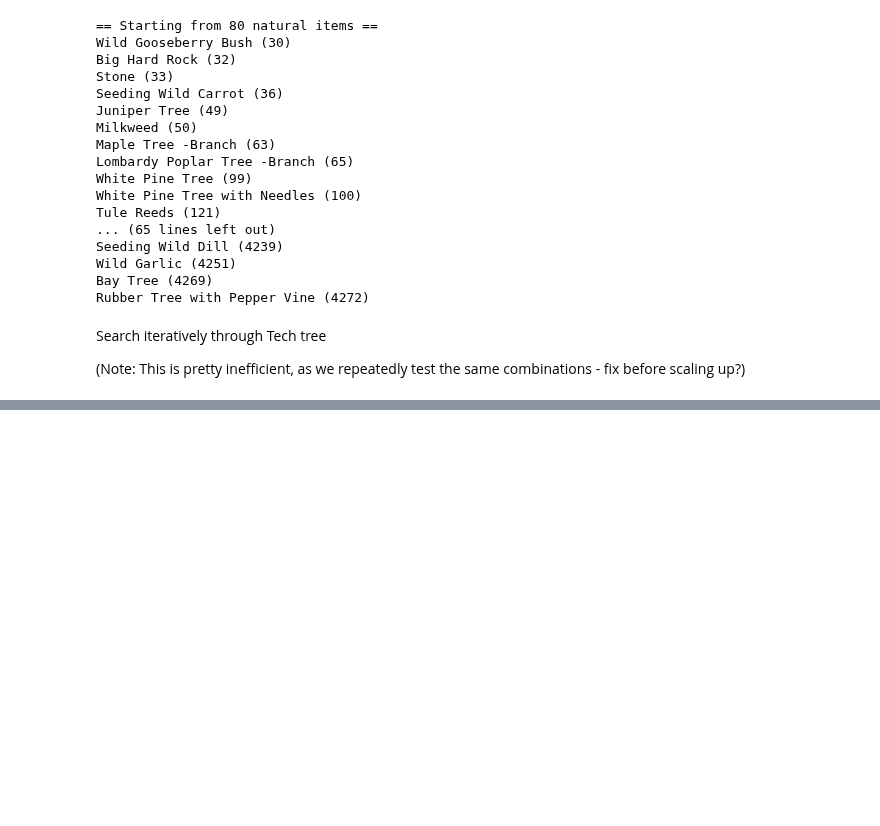
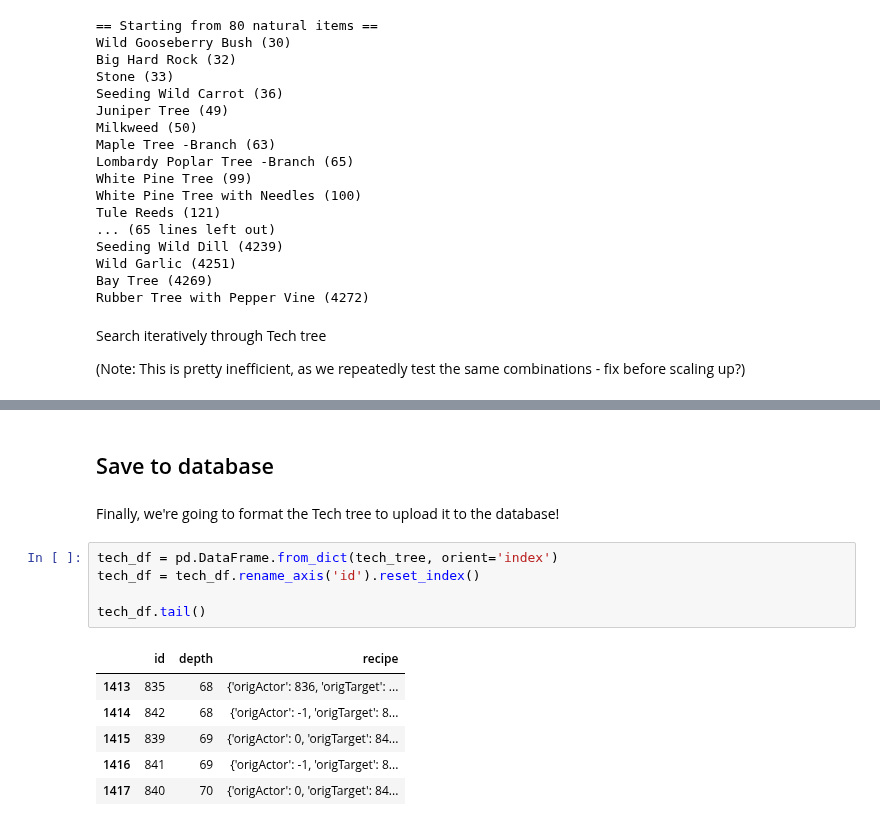
Before and after one commit to nataliavelez/OneHourOneLife, a Jupyter notebook: 3_technology/3_5_tech_tree.ipynb, the cells around one changed output, grey strips where cells are left out. Cells and saved outputs as stored; diff of their text form; blank space fills up the shorter version.

```diff
--- a/3_technology/3_5_tech_tree.ipynb
+++ b/3_technology/3_5_tech_tree.ipynb
@@ -269,0 +307,16 @@ tech_tree[72]
+# %% [markdown]
+## Save to database
+# %% [markdown]
+Finally, we're going to format the Tech tree to upload it to the database!
+# %%
+tech_df = pd.DataFrame.from_dict(tech_tree, orient='index')
+tech_df = tech_df.rename_axis('id').reset_index()
+
+tech_df.tail()
+# %% [output]
+|  | id | depth | recipe |
+| 1413 | 835 | 68 | {'origActor': 836, 'origTarget': ... |
+| 1414 | 842 | 68 | {'origActor': -1, 'origTarget': 8... |
+| 1415 | 839 | 69 | {'origActor': 0, 'origTarget': 84... |
+| 1416 | 841 | 69 | {'origActor': -1, 'origTarget': 8... |
+| 1417 | 840 | 70 | {'origActor': 0, 'origTarget': 84... |
```
Also changed, not shown: parts of 20 cells of this notebook, 5 other files.
